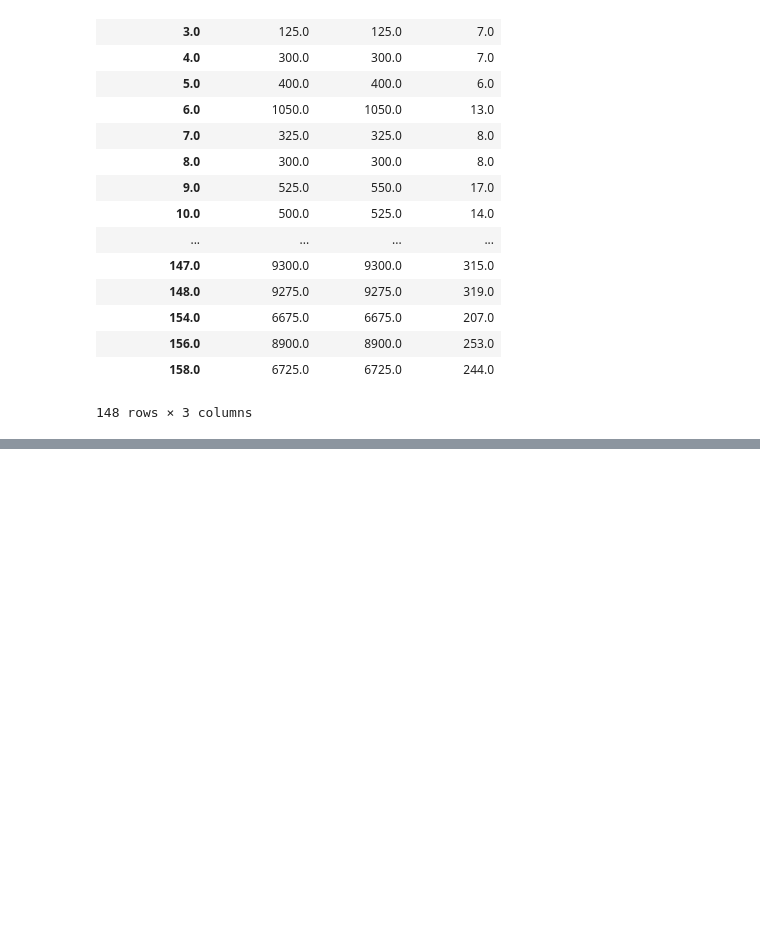
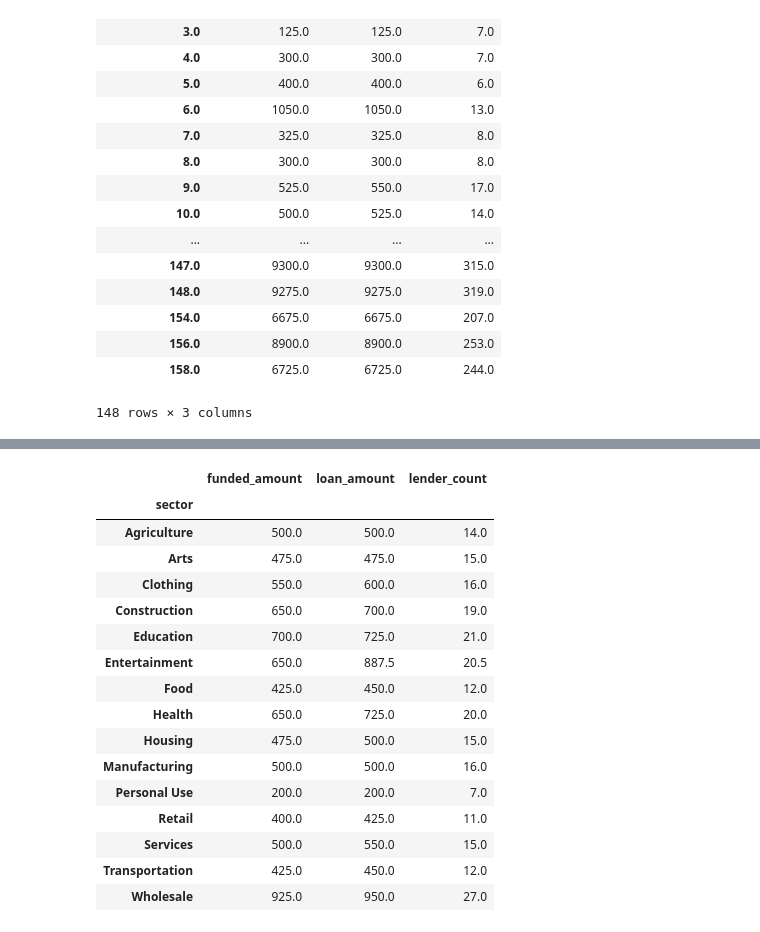
Before and after one commit to khangvtran/kiva, a Jupyter notebook: Exploratory.ipynb, the cells around one changed output, grey strips where cells are left out. Saved outputs shown, nothing was run; the diff lists cells and outputs as text; code cells hidden in the pictures; blank space fills up the shorter version.

```diff
--- a/Exploratory.ipynb
+++ b/Exploratory.ipynb
@@ -30,0 +52,20 @@ df_loans.groupby('term_in_months').median()[["funded_amount", "loan_amount", "le
+# %%
+df_loans.groupby('sector').median()[["funded_amount", "loan_amount", "lender_count"]]
+# %% [output]
+|  | funded_amount | loan_amount | lender_count |
+| sector |  |  |  |
+| Agriculture | 500.0 | 500.0 | 14.0 |
+| Arts | 475.0 | 475.0 | 15.0 |
+| Clothing | 550.0 | 600.0 | 16.0 |
+| Construction | 650.0 | 700.0 | 19.0 |
+| Education | 700.0 | 725.0 | 21.0 |
+| Entertainment | 650.0 | 887.5 | 20.5 |
+| Food | 425.0 | 450.0 | 12.0 |
+| Health | 650.0 | 725.0 | 20.0 |
+| Housing | 475.0 | 500.0 | 15.0 |
+| Manufacturing | 500.0 | 500.0 | 16.0 |
+| Personal Use | 200.0 | 200.0 | 7.0 |
+| Retail | 400.0 | 425.0 | 11.0 |
+| Services | 500.0 | 550.0 | 15.0 |
+| Transportation | 425.0 | 450.0 | 12.0 |
+| Wholesale | 925.0 | 950.0 | 27.0 |
```
Also changed, not shown: parts of 9 cells of this notebook.
